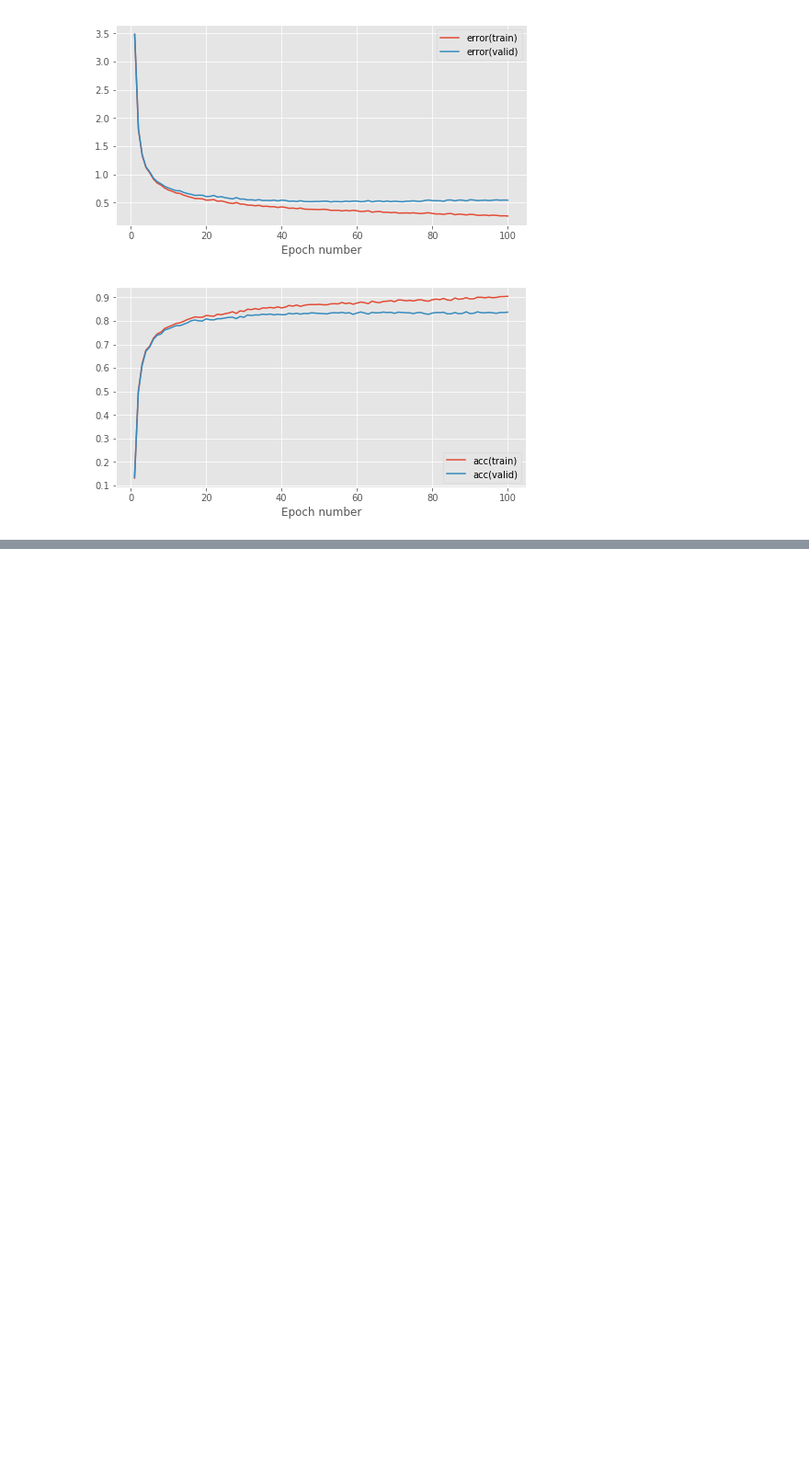
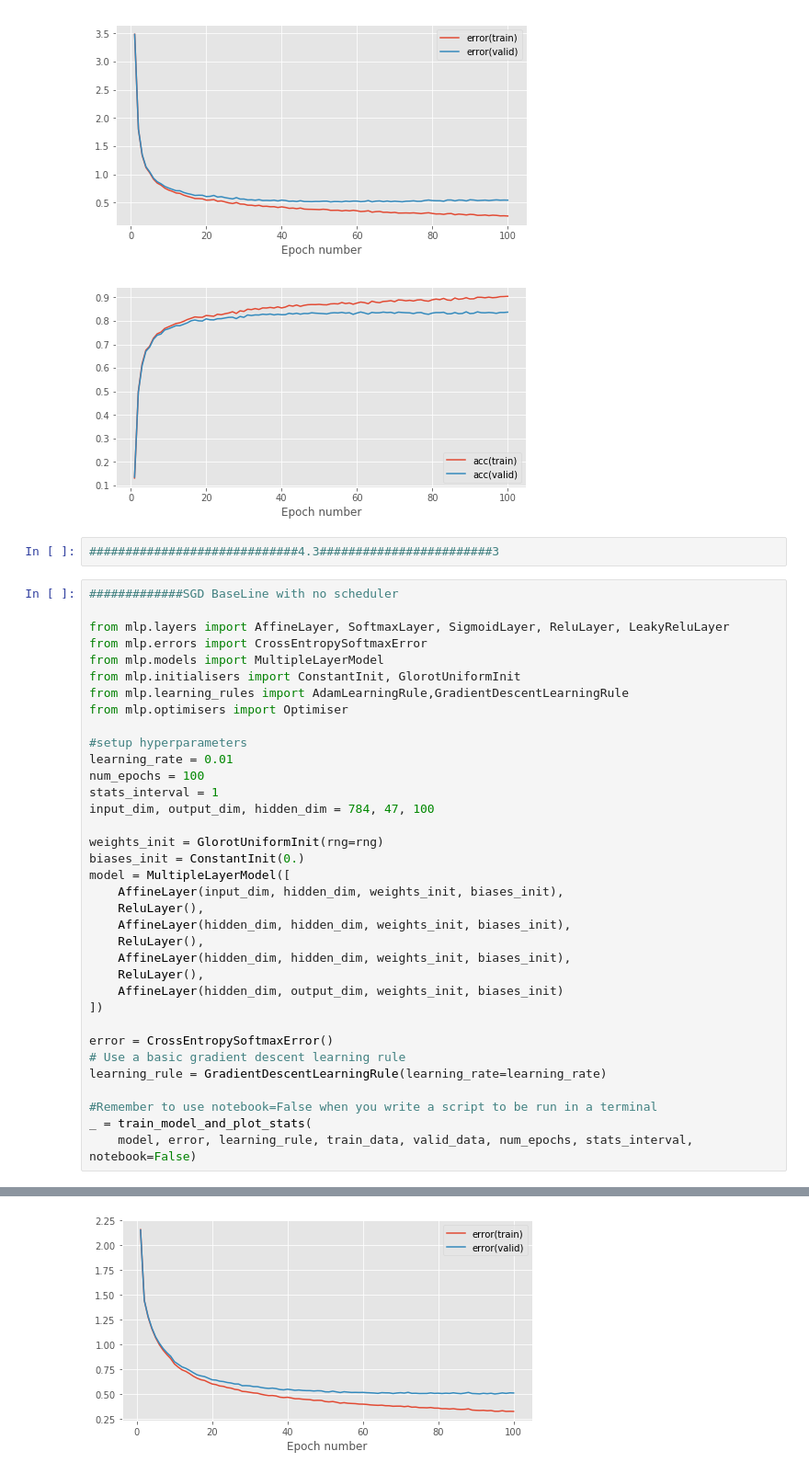
Before and after one commit to LewisLauYang/mlpractical, a Jupyter notebook: notebooks/Coursework_1.ipynb, the cells around one changed output, grey strips where cells are left out. Shown at 92% size. Saved outputs shown, nothing was run; the diff lists cells and outputs as text; blank space fills up the shorter version.

```diff
--- a/notebooks/Coursework_1.ipynb
+++ b/notebooks/Coursework_1.ipynb
@@ -407,3 +409,41 @@ _ = train_model_and_plot_stats(
     error(train)=2.62e-01, acc(train)=9.05e-01, error(valid)=5.43e-01, acc(valid)=8.37e-01
 [figure]
 [figure]
+# %%
+#############################4.3########################3
+# %%
+#############SGD BaseLine with no scheduler
+
+from mlp.layers import AffineLayer, SoftmaxLayer, SigmoidLayer, ReluLayer, LeakyReluLayer
+from mlp.errors import CrossEntropySoftmaxError
+from mlp.models import MultipleLayerModel
+from mlp.initialisers import ConstantInit, GlorotUniformInit
+from mlp.learning_rules import AdamLearningRule,GradientDescentLearningRule
+from mlp.optimisers import Optimiser
+
+#setup hyperparameters
+learning_rate = 0.01
+num_epochs = 100
+stats_interval = 1
+input_dim, output_dim, hidden_dim = 784, 47, 100
+
+weights_init = GlorotUniformInit(rng=rng)
+biases_init = ConstantInit(0.)
+model = MultipleLayerModel([
+    AffineLayer(input_dim, hidden_dim, weights_init, biases_init),
+    ReluLayer(),
+    AffineLayer(hidden_dim, hidden_dim, weights_init, biases_init),
+    ReluLayer(),
+    AffineLayer(hidden_dim, hidden_dim, weights_init, biases_init),
+    ReluLayer(),
+    AffineLayer(hidden_dim, output_dim, weights_init, biases_init)
+])
+
+error = CrossEntropySoftmaxError()
+# Use a basic gradient descent learning rule
+learning_rule = GradientDescentLearningRule(learning_rate=learning_rate)
+
+#Remember to use notebook=False when you write a script to be run in a terminal
+_ = train_model_and_plot_stats(
+    model, error, learning_rule, train_data, valid_data, num_epochs, stats_interval, notebook=False)
+# %% [output]
@@ -409,0 +467 @@ _ = train_model_and_plot_stats(
+[figure, added]
```
Also changed, not shown: parts of 9 cells of this notebook, 2 other files.
